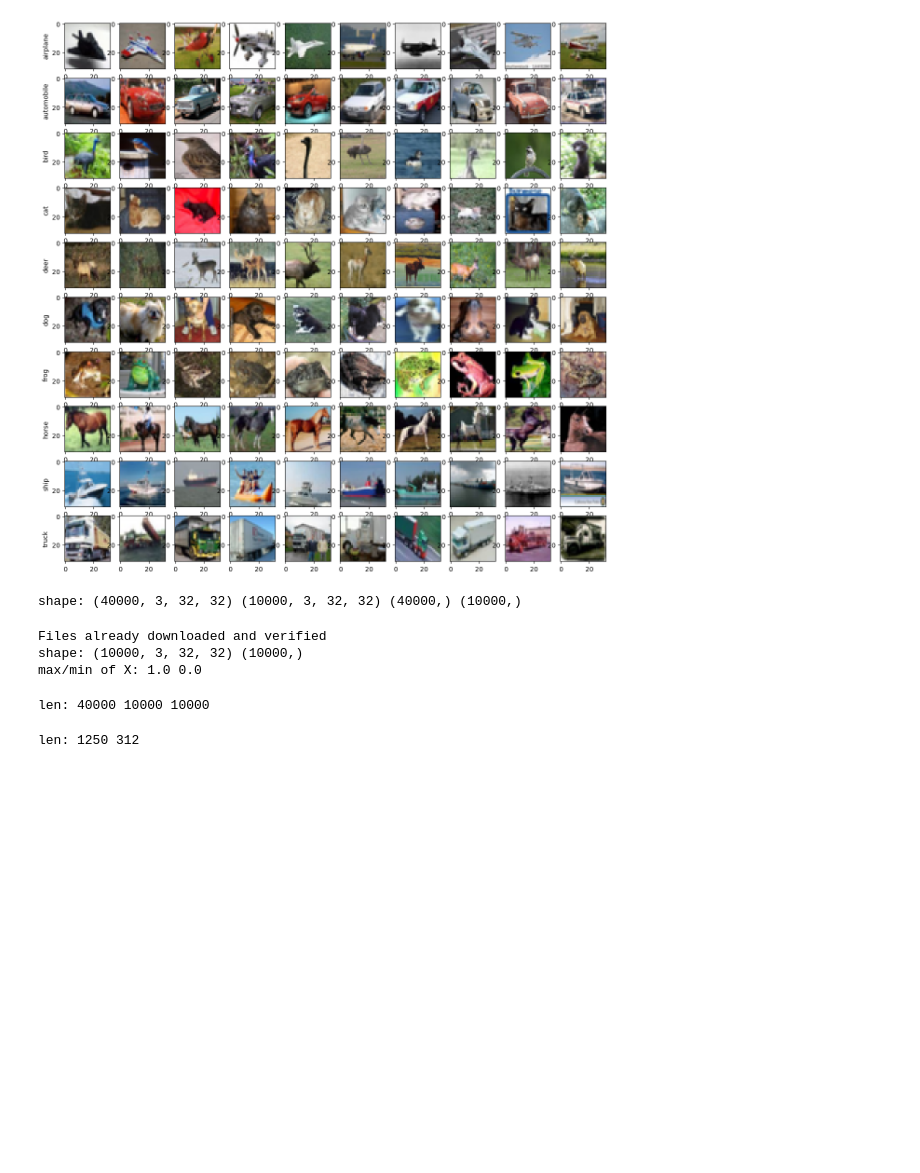
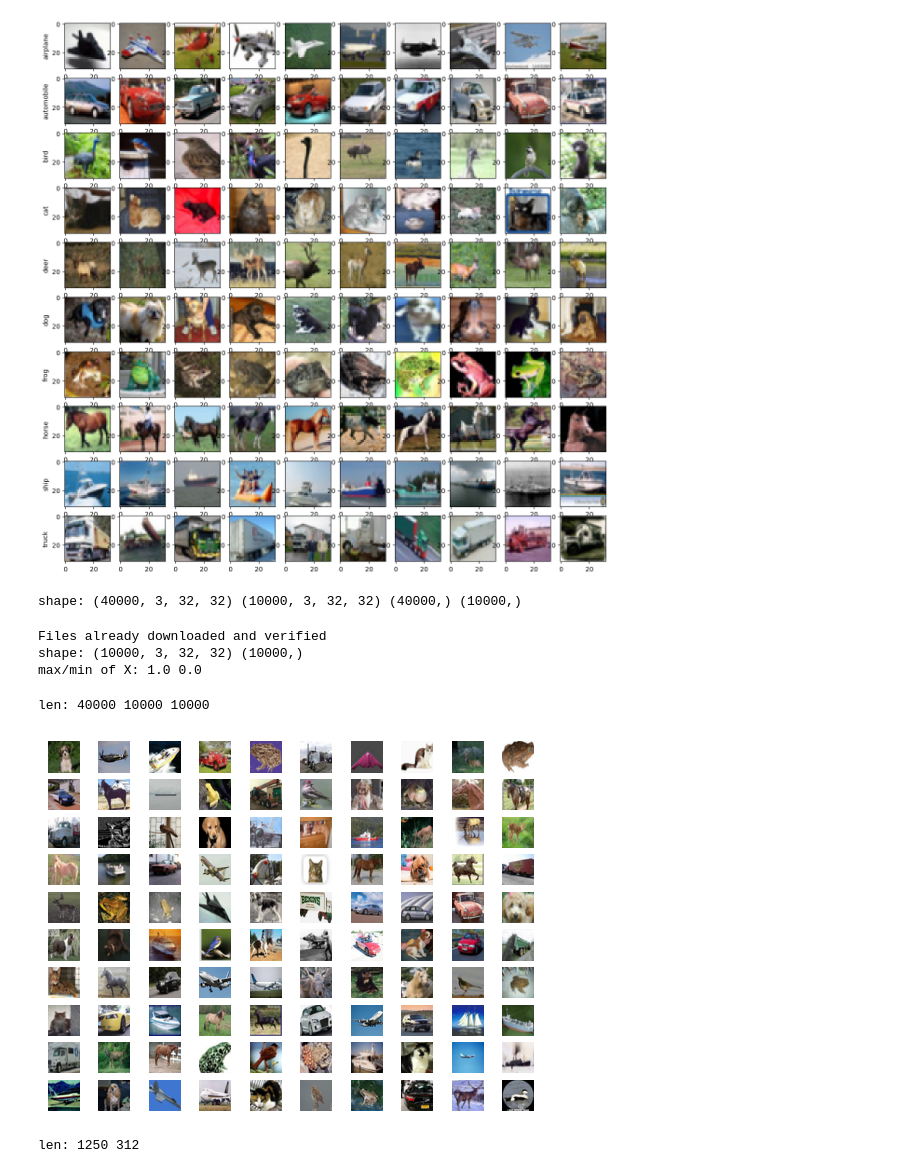
Before and after one commit to gsa-projects/ai-learning-study, a Jupyter notebook: M04_01.ipynb, the cells around one changed output. Saved outputs shown, nothing was run; the diff lists cells and outputs as text; code cells hidden in the pictures; blank space fills up the shorter version.

```diff
--- a/M04_01.ipynb
+++ b/M04_01.ipynb
@@ -622,8 +625,8 @@ Requirement already satisfied: mpmath>=0.19 in c:\users\rhseung\appdata\local\pr
 # %%
-# drive.mount('/content/drive')
+drive.mount('/content/drive')
 
-# data_dir = '/content/drive/MyDrive/ml-class-rhseung/data/'
-data_dir = './data'
+data_dir = '/content/drive/MyDrive/ml-class-rhseung/data/'
+# data_dir = './data'
 
 device = torch.device('cuda:0' if torch.cuda.is_available() else 'cpu')
 device
@@ -648,7 +652,7 @@ Dataset CIFAR10
 Transform: ToTensor()
 # %%
 X, Y = zip(*list(iter(cifar10)))
-X = np.array(X)
+X = np.array([x.numpy() for x in X])
 Y = np.array(Y)
 
 print("shape:", X.shape, Y.shape)
@@ -724,13 +728,24 @@ class CIFAR10Dataset(Dataset):
 
         return X, Y
 # %%
-train_dset = CIFAR10Dataset(X_data=X_train, Y_data=Y_train, device=device)
-valid_dset = CIFAR10Dataset(X_data=X_valid, Y_data=Y_valid, device=device)
-test_dset = CIFAR10Dataset(X_data=X_test, Y_data=Y_test, device=device)
+transform = T.ToTensor()
+
+train_dset = CIFAR10Dataset(X_data=X_train, Y_data=Y_train, device=device, transform=transform)
+valid_dset = CIFAR10Dataset(X_data=X_valid, Y_data=Y_valid, device=device, transform=transform)
+test_dset = CIFAR10Dataset(X_data=X_test, Y_data=Y_test, device=device, transform=transform)
 
 print("len:", len(train_dset), len(valid_dset), len(test_dset))
 # %% [output]
 len: 40000 10000 10000
+# %%
+for i in range(1, 100 + 1):
+    plt.subplot(10, 10, i)
+    plt.imshow(train_dset[i][0].cpu().permute(1, 2, 0))
+    plt.axis('off')
+
+plt.show()
+# %% [output]
+[figure, added]
 # %%
 batch_size = 32
 
```
Also changed, not shown: parts of 12 cells of this notebook.
